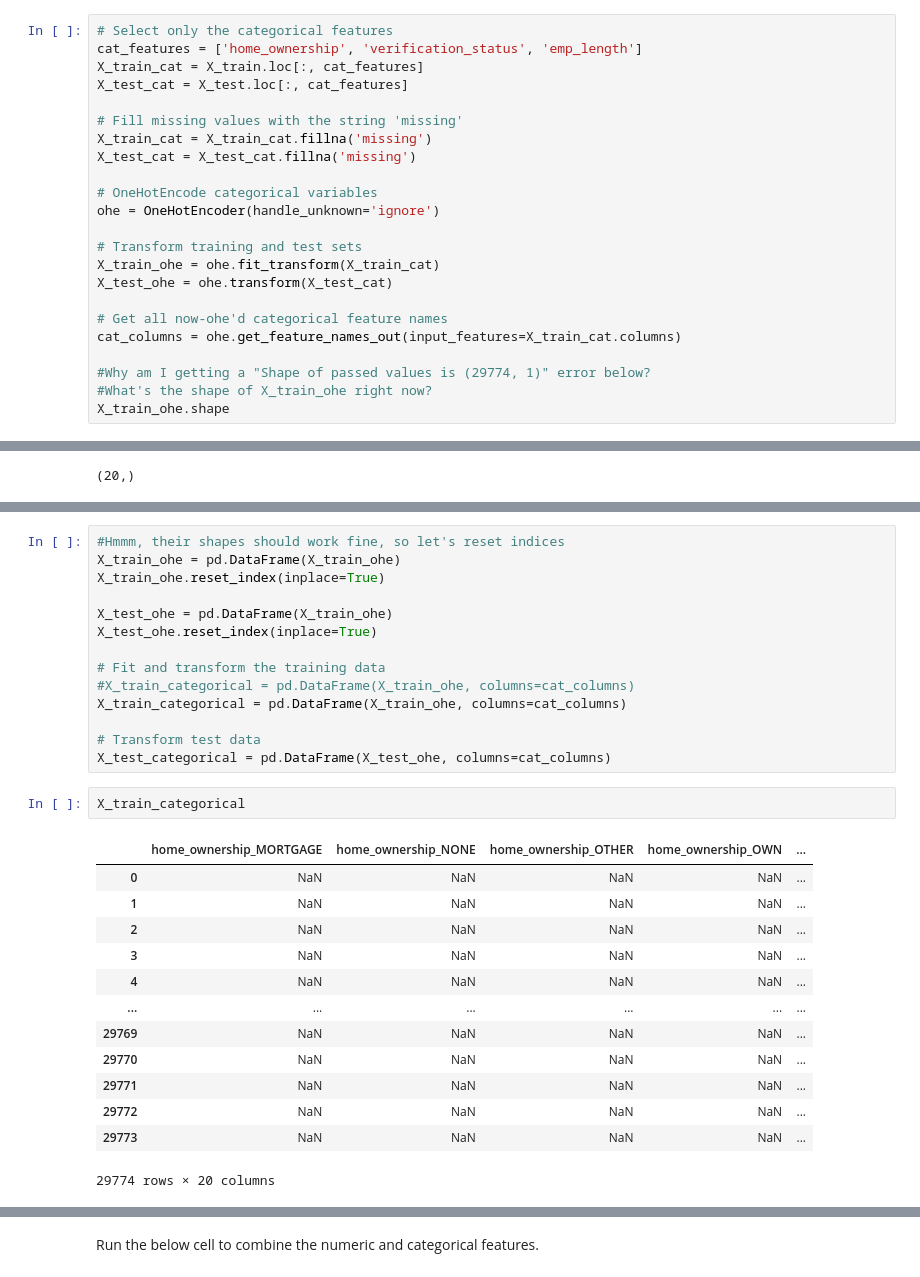
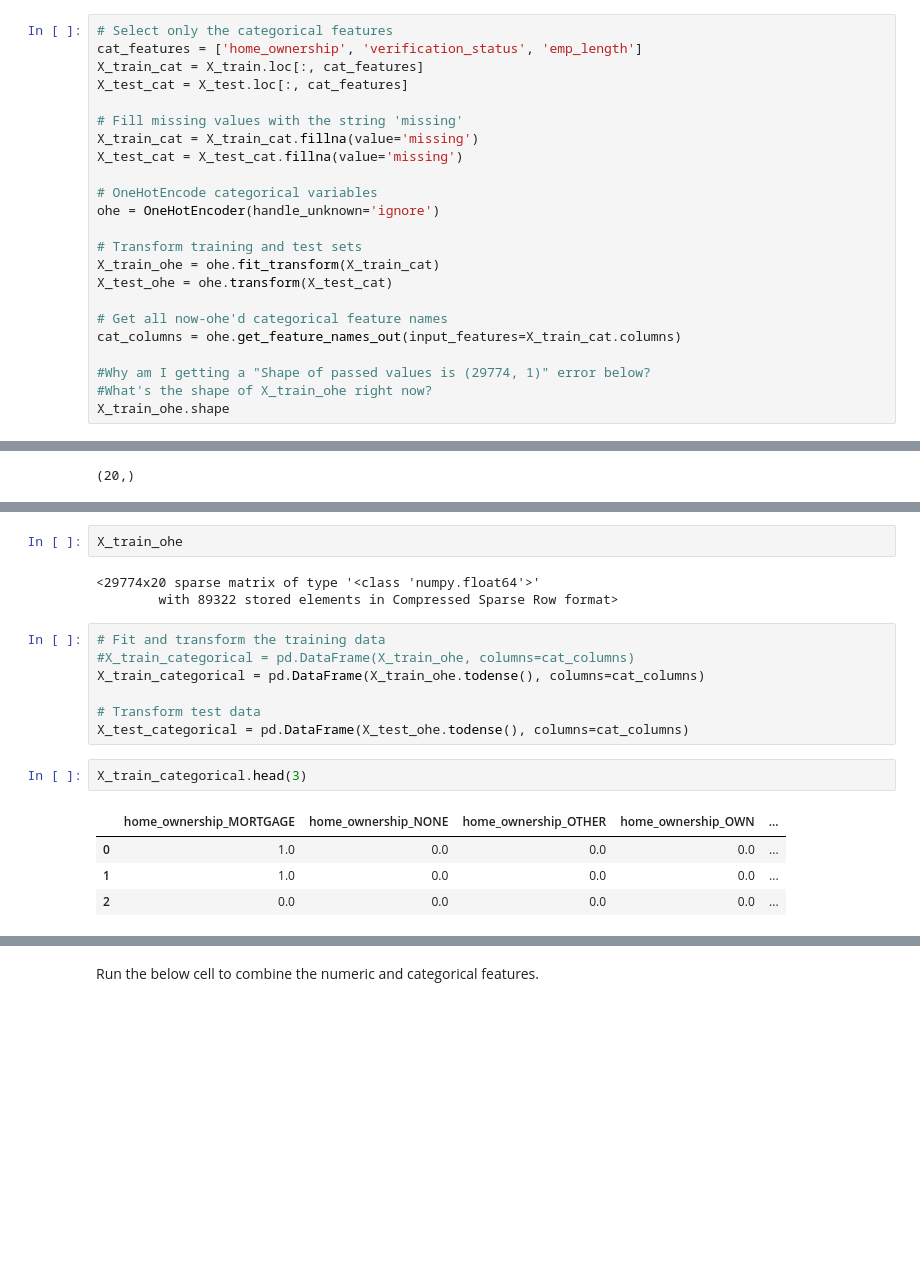
Before and after one commit to joeldmott/dsc-tuning-neural-networks-from-start-to-finish-lab-v2-1, a Jupyter notebook: index.ipynb, the cells around one changed output, grey strips where cells are left out. Cells and saved outputs as stored; diff of their text form; blank space fills up the shorter version.

```diff
--- a/index.ipynb
+++ b/index.ipynb
@@ -142,8 +162,8 @@ X_train_cat = X_train.loc[:, cat_features]
 X_test_cat = X_test.loc[:, cat_features]
 
 # Fill missing values with the string 'missing'
-X_train_cat = X_train_cat.fillna('missing')
-X_test_cat = X_test_cat.fillna('missing')
+X_train_cat = X_train_cat.fillna(value='missing')
+X_test_cat = X_test_cat.fillna(value='missing')
 
 # OneHotEncode categorical variables
 ohe = OneHotEncoder(handle_unknown='ignore')
@@ -179,30 +194,19 @@ array(['home_ownership_MORTGAGE', 'home_ownership_NONE',
+# %%
+X_train_ohe
+# %% [output]
+<29774x20 sparse matrix of type '<class 'numpy.float64'>'
+        with 89322 stored elements in Compressed Sparse Row format>
 # %%
-#Hmmm, their shapes should work fine, so let's reset indices
-X_train_ohe = pd.DataFrame(X_train_ohe)
-X_train_ohe.reset_index(inplace=True)
-
-X_test_ohe = pd.DataFrame(X_train_ohe)
-X_test_ohe.reset_index(inplace=True)
-
 # Fit and transform the training data
 #X_train_categorical = pd.DataFrame(X_train_ohe, columns=cat_columns)
-X_train_categorical = pd.DataFrame(X_train_ohe, columns=cat_columns)
+X_train_categorical = pd.DataFrame(X_train_ohe.todense(), columns=cat_columns)
 
 # Transform test data
-X_test_categorical = pd.DataFrame(X_test_ohe, columns=cat_columns)
+X_test_categorical = pd.DataFrame(X_test_ohe.todense(), columns=cat_columns)
 # %%
-X_train_categorical
+X_train_categorical.head(3)
 # %% [output]
 |  | home_ownership_MORTGAGE | home_ownership_NONE | home_ownership_OTHER | home_ownership_OWN | ... |
-| 0 | NaN | NaN | NaN | NaN | ... |
-| 1 | NaN | NaN | NaN | NaN | ... |
-| 2 | NaN | NaN | NaN | NaN | ... |
-| 3 | NaN | NaN | NaN | NaN | ... |
-| 4 | NaN | NaN | NaN | NaN | ... |
-| ... | ... | ... | ... | ... | ... |
-| 29769 | NaN | NaN | NaN | NaN | ... |
-| 29770 | NaN | NaN | NaN | NaN | ... |
-| 29771 | NaN | NaN | NaN | NaN | ... |
-| 29772 | NaN | NaN | NaN | NaN | ... |
-| 29773 | NaN | NaN | NaN | NaN | ... |
+| 0 | 1.0 | 0.0 | 0.0 | 0.0 | ... |
+| 1 | 1.0 | 0.0 | 0.0 | 0.0 | ... |
+| 2 | 0.0 | 0.0 | 0.0 | 0.0 | ... |
-29774 rows × 20 columns
```
Also changed, not shown: parts of 21 cells of this notebook.
